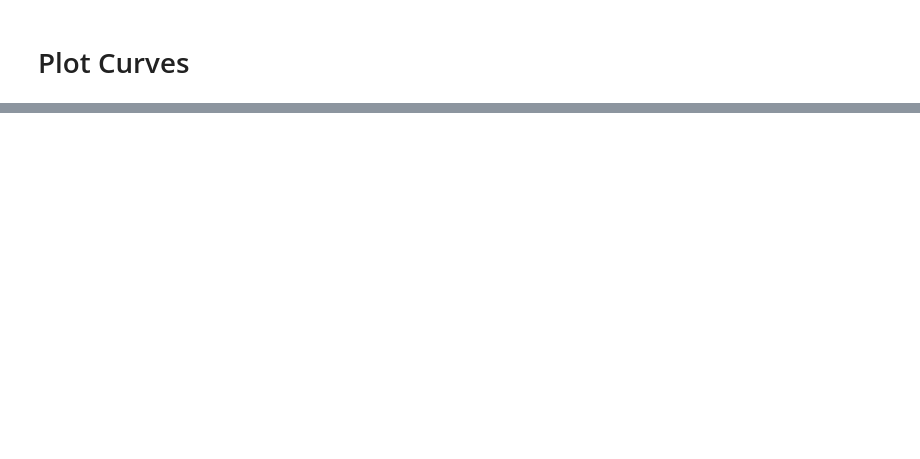
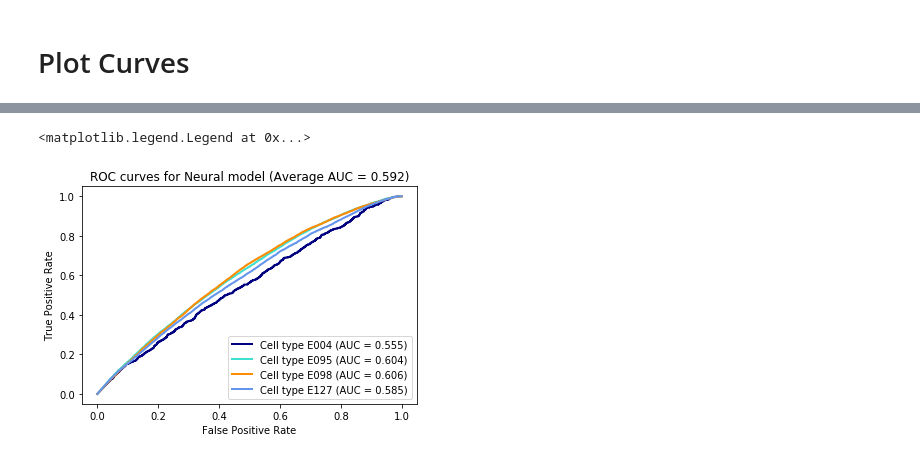
Before and after one commit to anihamde/cs287-s18, a Jupyter notebook: projects/roc curves.ipynb, the cells around one changed output, grey strips where cells are left out. Drawn from its saved outputs; the diff is of its cells as text; code cells hidden in the pictures; blank space fills up the shorter version.

```diff
--- a/projects/roc curves.ipynb
+++ b/projects/roc curves.ipynb
@@ -301,19 +349,22 @@ plt.legend(lines, labels) # , loc=(0, -.38), prop=dict(size=14))
 # %%
 # setup plot details
 colors = cycle(['navy', 'turquoise', 'darkorange', 'cornflowerblue']) # , 'cornflowerblue', 'teal'
 lines = []
 labels = []
 for i, color in zip(range(n_classes), colors):
     l, = plt.plot(fpr[i], tpr[i], color=color, lw=2)
     lines.append(l)
-    labels.append('Cell type %s (AUC = %.3f)' %( test_type[i],roc_auc[i] ))
+    labels.append('Cell type %s (AUC = %.3f)' %( valid_type[i],roc_auc[i] )) # CHANGE!
 
 plt.xlabel('False Positive Rate')
 plt.ylabel('True Positive Rate')
 # plt.ylim([0.0, 1.05])
 # plt.xlim([0.0, 1.0])
 plt.title('ROC curves for Neural model (Average AUC = %.3f)' % (roc_auc['micro']))
 plt.legend(lines, labels) # , loc=(0, -.38), prop=dict(size=14))
+# %% [output]
+<matplotlib.legend.Legend at 0x...>
+[figure, added]
 # %%
 from itertools import cycle
 # setup plot details
```
Also changed, not shown: parts of 14 cells of this notebook, 1 other file.
